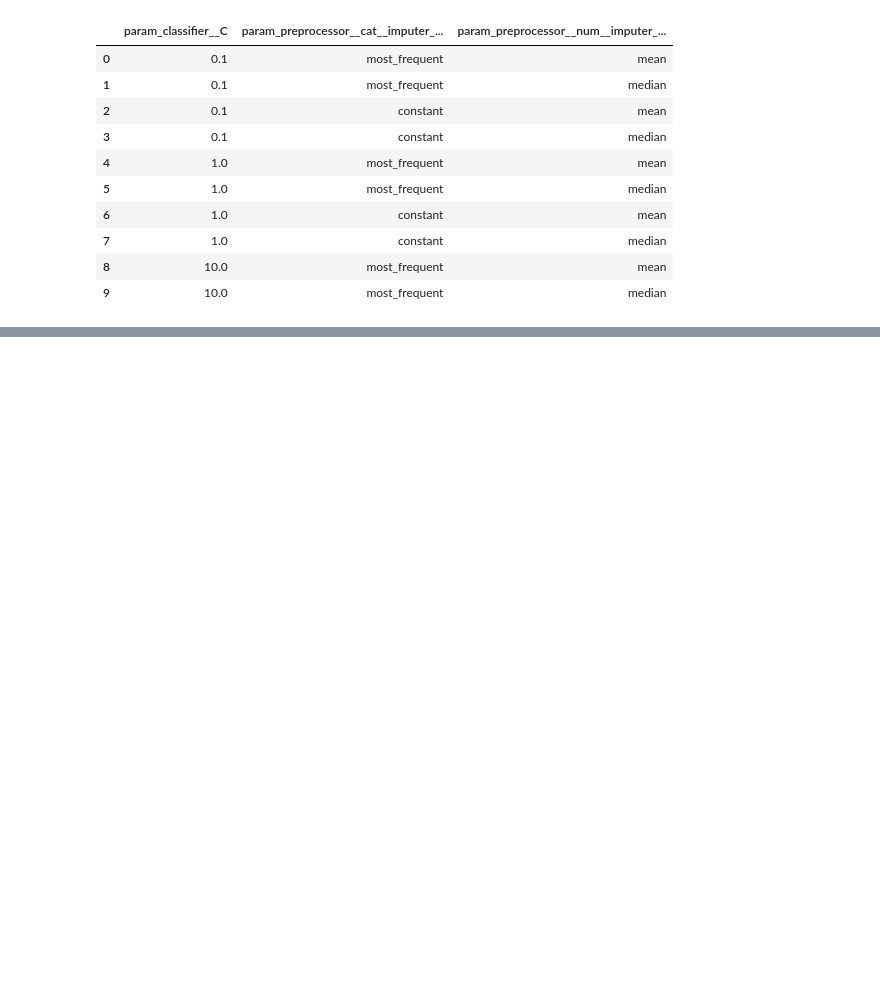
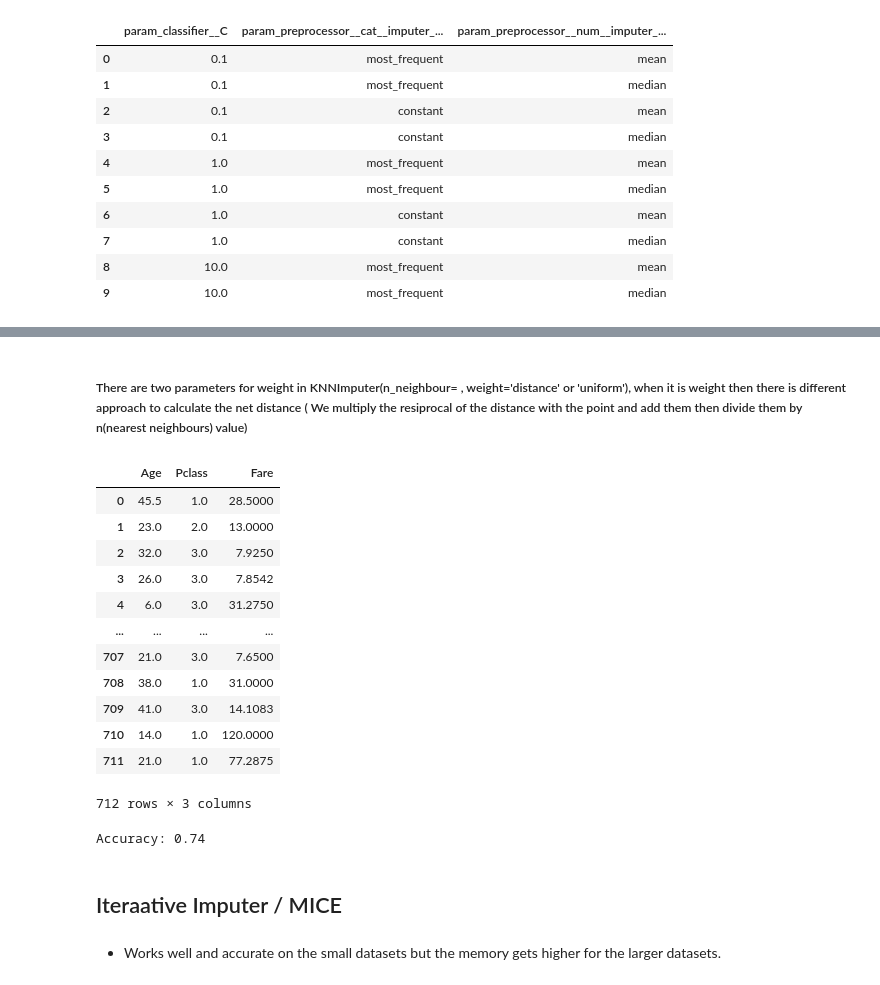
Before and after one commit to SumanGouda/Scikit-Learn-, a Jupyter notebook: DATA PROCESSING/Handling Missing Values.ipynb, the cells around one changed output, grey strips where cells are left out. Drawn from its saved outputs; the diff is of its cells as text; code cells hidden in the pictures; blank space fills up the shorter version.

```diff
--- a/DATA PROCESSING/Handling Missing Values.ipynb
+++ b/DATA PROCESSING/Handling Missing Values.ipynb
@@ -491,0 +512,43 @@ Internal CV score: 0.784
+# %%
+df = pd.read_csv('https://raw.githubusercontent.com/campusx-official/100-days-of-machine-learning/refs/heads/main/day39-knn-imputer/train.csv')
+# %% [markdown]
+##### There are two parameters for weight in KNNImputer(n_neighbour= , weight='distance' or 'uniform'), when it is weight then there is different approach to calculate the net distance ( We multiply the resiprocal of the distance with the point and add them then divide them by n(nearest neighbours) value)
+# %%
+df = df[['Age', 'Pclass', 'Fare', 'Survived']]
+X = df.drop(columns=['Survived'])
+y = df['Survived']
+
+X_train, X_test, y_train, y_test = train_test_split(X, y, test_size=0.2, random_state=42)
+
+knn = KNNImputer(n_neighbors=5)
+
+X_train_trf = knn.fit_transform(X_train)
+X_test_trf = knn.transform(X_test)
+pd.DataFrame(X_train_trf, columns=X.columns)
+# %% [output]
+|  | Age | Pclass | Fare |
+| 0 | 45.5 | 1.0 | 28.5000 |
+| 1 | 23.0 | 2.0 | 13.0000 |
+| 2 | 32.0 | 3.0 | 7.9250 |
+| 3 | 26.0 | 3.0 | 7.8542 |
+| 4 | 6.0 | 3.0 | 31.2750 |
+| ... | ... | ... | ... |
+| 707 | 21.0 | 3.0 | 7.6500 |
+| 708 | 38.0 | 1.0 | 31.0000 |
+| 709 | 41.0 | 3.0 | 14.1083 |
+| 710 | 14.0 | 1.0 | 120.0000 |
+| 711 | 21.0 | 1.0 | 77.2875 |
+712 rows × 3 columns
+# %%
+# Predication of transformed data using logistic regression
+lr = LogisticRegression()
+lr.fit(X_train_trf, y_train)
+y_pred = lr.predict(X_test_trf)
+accuracy = accuracy_score(y_test, y_pred)
+print(f"Accuracy: {accuracy:.2f}")
+# %% [output]
+Accuracy: 0.74
+# %% [markdown]
+## Iteraative Imputer / MICE
+# %% [markdown]
+* Works well and accurate on the small datasets but the memory gets higher for the larger datasets.
```
Also changed, not shown: parts of 4 cells of this notebook, 7 other files.
